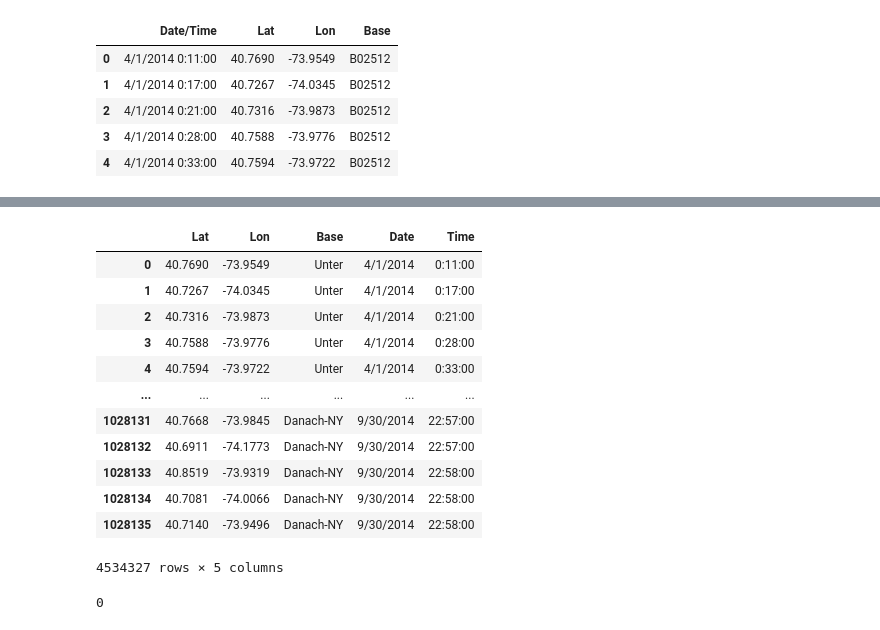
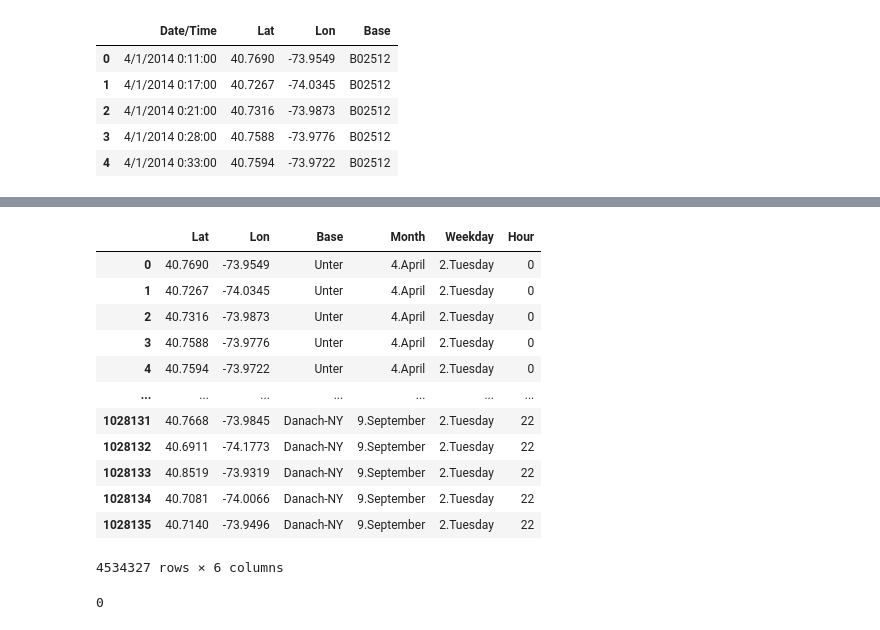
Before and after one commit to XavierCarrera/platzi-master-ml-exercises, a Jupyter notebook: Uber_DataAnalysis_Visualization.ipynb, the cells around one changed output, grey strips where cells are left out. Saved outputs shown, nothing was run; the diff lists cells and outputs as text; code cells hidden in the pictures.

```diff
--- a/Uber_DataAnalysis_Visualization.ipynb
+++ b/Uber_DataAnalysis_Visualization.ipynb
@@ -241,2 +39,2 @@ Skyline
 # %%
-df_2014 = pd.concat([april, may, june, july, august, september])
+df = pd.concat([april, may, june, july, august, september])
@@ -276,0 +57,9 @@ df_2014
+# %%
+df["Date/Time"] = pd.to_datetime(df["Date/Time"], format="%m/%d/%Y %H:%M:%S")
+df["Month"] = df["Date/Time"].dt.month
+df["Month"].replace({4:"4.April", 5:"5.May", 6:"6.June",7:"7.July", 8:"8.August", 9:"9.September"}, inplace=True)
+df["Weekday"] = df["Date/Time"].dt.dayofweek
+df["Weekday"].replace({0:"1.Monday", 1:"2.Tuesday", 2:"3.Wednesday",3:"4.Thursday", 4:"5.Friday", 5:"6.Saturday", 6:"7.Sunday"}, inplace=True)
+df["Hour"] = df["Date/Time"].dt.hour
+df.drop(["Date/Time"], axis=1, inplace=True)
+df
@@ -277,19 +80,19 @@ df_2014
 # %%
-df_2014["Base"].replace({"B02512":"Unter","B02598":"Hinter","B02617":"Weiter","B02682":"Schmecken",
+df["Base"].replace({"B02512":"Unter","B02598":"Hinter","B02617":"Weiter","B02682":"Schmecken",
                     "B02764":"Danach-NY","B02765":"Grun","B02835":"Dreist","B02836":"Drinnen"}, inplace=True)
-df_2014
+df
 # %% [output]
-|  | Lat | Lon | Base | Date | Time |
-| 0 | 40.7690 | -73.9549 | Unter | 4/1/2014 | 0:11:00 |
-| 1 | 40.7267 | -74.0345 | Unter | 4/1/2014 | 0:17:00 |
-| 2 | 40.7316 | -73.9873 | Unter | 4/1/2014 | 0:21:00 |
-| 3 | 40.7588 | -73.9776 | Unter | 4/1/2014 | 0:28:00 |
-| 4 | 40.7594 | -73.9722 | Unter | 4/1/2014 | 0:33:00 |
-| ... | ... | ... | ... | ... | ... |
-| 1028131 | 40.7668 | -73.9845 | Danach-NY | 9/30/2014 | 22:57:00 |
-| 1028132 | 40.6911 | -74.1773 | Danach-NY | 9/30/2014 | 22:57:00 |
-| 1028133 | 40.8519 | -73.9319 | Danach-NY | 9/30/2014 | 22:58:00 |
-| 1028134 | 40.7081 | -74.0066 | Danach-NY | 9/30/2014 | 22:58:00 |
-| 1028135 | 40.7140 | -73.9496 | Danach-NY | 9/30/2014 | 22:58:00 |
+|  | Lat | Lon | Base | Month | Weekday | Hour |
+| 0 | 40.7690 | -73.9549 | Unter | 4.April | 2.Tuesday | 0 |
+| 1 | 40.7267 | -74.0345 | Unter | 4.April | 2.Tuesday | 0 |
+| 2 | 40.7316 | -73.9873 | Unter | 4.April | 2.Tuesday | 0 |
+| 3 | 40.7588 | -73.9776 | Unter | 4.April | 2.Tuesday | 0 |
+| 4 | 40.7594 | -73.9722 | Unter | 4.April | 2.Tuesday | 0 |
+| ... | ... | ... | ... | ... | ... | ... |
+| 1028131 | 40.7668 | -73.9845 | Danach-NY | 9.September | 2.Tuesday | 22 |
+| 1028132 | 40.6911 | -74.1773 | Danach-NY | 9.September | 2.Tuesday | 22 |
+| 1028133 | 40.8519 | -73.9319 | Danach-NY | 9.September | 2.Tuesday | 22 |
+| 1028134 | 40.7081 | -74.0066 | Danach-NY | 9.September | 2.Tuesday | 22 |
+| 1028135 | 40.7140 | -73.9496 | Danach-NY | 9.September | 2.Tuesday | 22 |
-4534327 rows × 5 columns
+4534327 rows × 6 columns
 # %%
```
Also changed, not shown: parts of 29 cells of this notebook.
